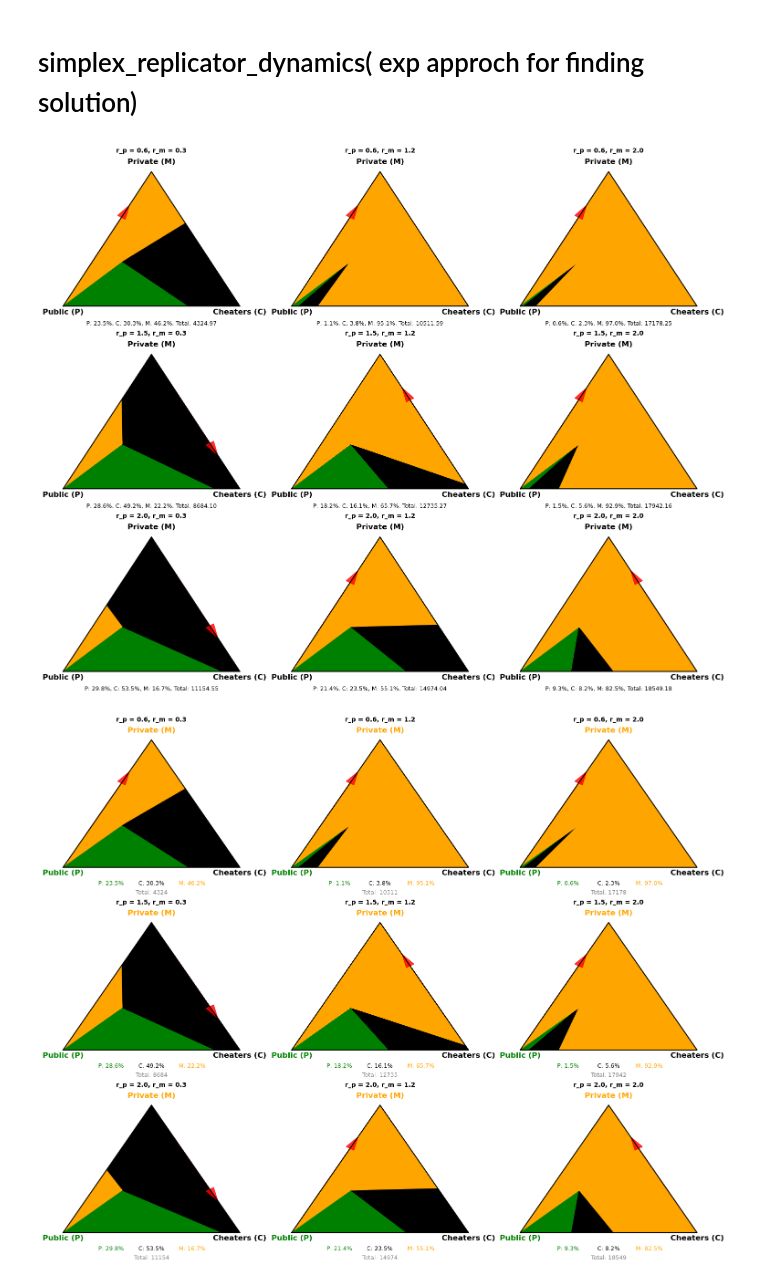
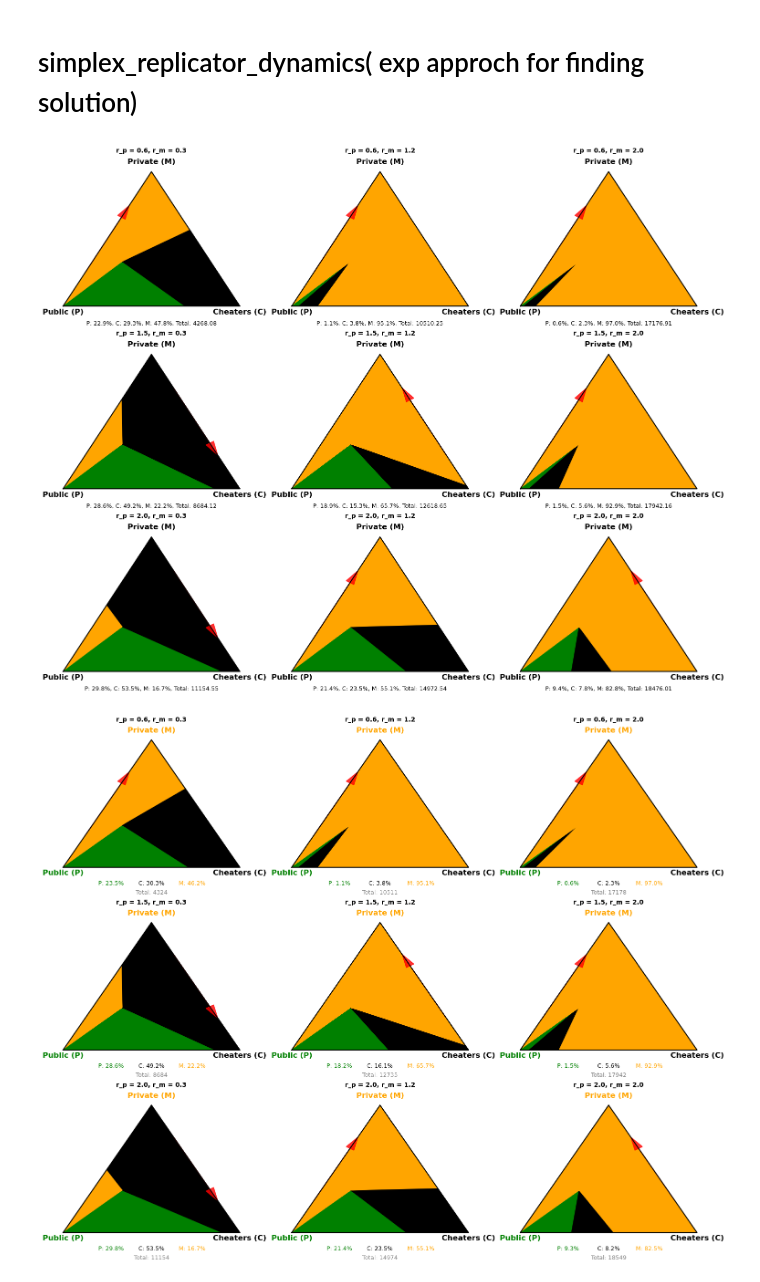
Before and after one commit to Computational-Biology-Aachen/FightClub, a Jupyter notebook: simplex-code .ipynb, the cells around one changed output. Saved outputs shown, nothing was run; the diff lists cells and outputs as text; code cells hidden in the pictures.

```diff
--- a/simplex-code .ipynb
+++ b/simplex-code .ipynb
@@ -242,7 +242,7 @@ for i, r_p_val in enumerate(rp_values):
                 barycentric_grid_density.append([a / num_points_density, b / num_points_density, c / num_points_density])
         barycentric_grid_density = np.array(barycentric_grid_density)
 
-        t = np.linspace(0, 300, 1000)
+        t = np.linspace(0, 500, 1000)
         final_populations = []
 
         for x0 in barycentric_grid_density:
@@ -309,34 +309,34 @@ for i, r_p_val in enumerate(rp_values):
         mid_x = (max_vertex[0] + min_vertex[0]) / 2
         mid_y = (max_vertex[1] + min_vertex[1]) / 2
         dx = max_vertex[0] - min_vertex[0]
         dy = max_vertex[1] - min_vertex[1]
 
         ax.arrow(mid_x - dx * 0.25, mid_y - dy * 0.25, dx * 0.5, dy * 0.5,
                  head_width=0.05, head_length=0.09, fc='red', ec='red', alpha=0.8,
                  length_includes_head=True)
 
         # Labels and stats
         ax.text(0, -0.05, 'Public (P)', fontsize=12, fontweight='bold', ha='center')
         ax.text(1, -0.05, 'Cheaters (C)', fontsize=12, fontweight='bold', ha='center')
         ax.text(0.5, np.sqrt(3)/2 + 0.05, 'Private (M)', fontsize=12, fontweight='bold', ha='center')
         ax.set_title(f"r_p = {r_p_val}, r_m = {r_m_val}", fontsize=10, fontweight="bold")
 
         # Show total and percentages
         dominance_text = f"P: {proportions[0]*100:.1f}%, C: {proportions[1]*100:.1f}%, M: {proportions[2]*100:.1f}%, Total: {total:.2f}"
         ax.text(0.5, -0.12, dominance_text, fontsize=9, ha='center')
 
         ax.set_xlim(-0.1, 1.1)
         ax.set_ylim(-0.1, np.sqrt(3) / 2 + 0.1)
         ax.set_xticks([])
         ax.set_yticks([])
         ax.set_frame_on(False)
 
 # Save and show
 os.makedirs("output/figures", exist_ok=True)
 plt.savefig("output/figures/triangle_population_proportion_fill_with_arrow.png", dpi=300)
 plt.show()
 # %% [output]
-[figure, old version]
+[figure, new version]
 # %%
 import numpy as np
 import matplotlib.pyplot as plt
```
Also changed, not shown: parts of 5 cells of this notebook.
